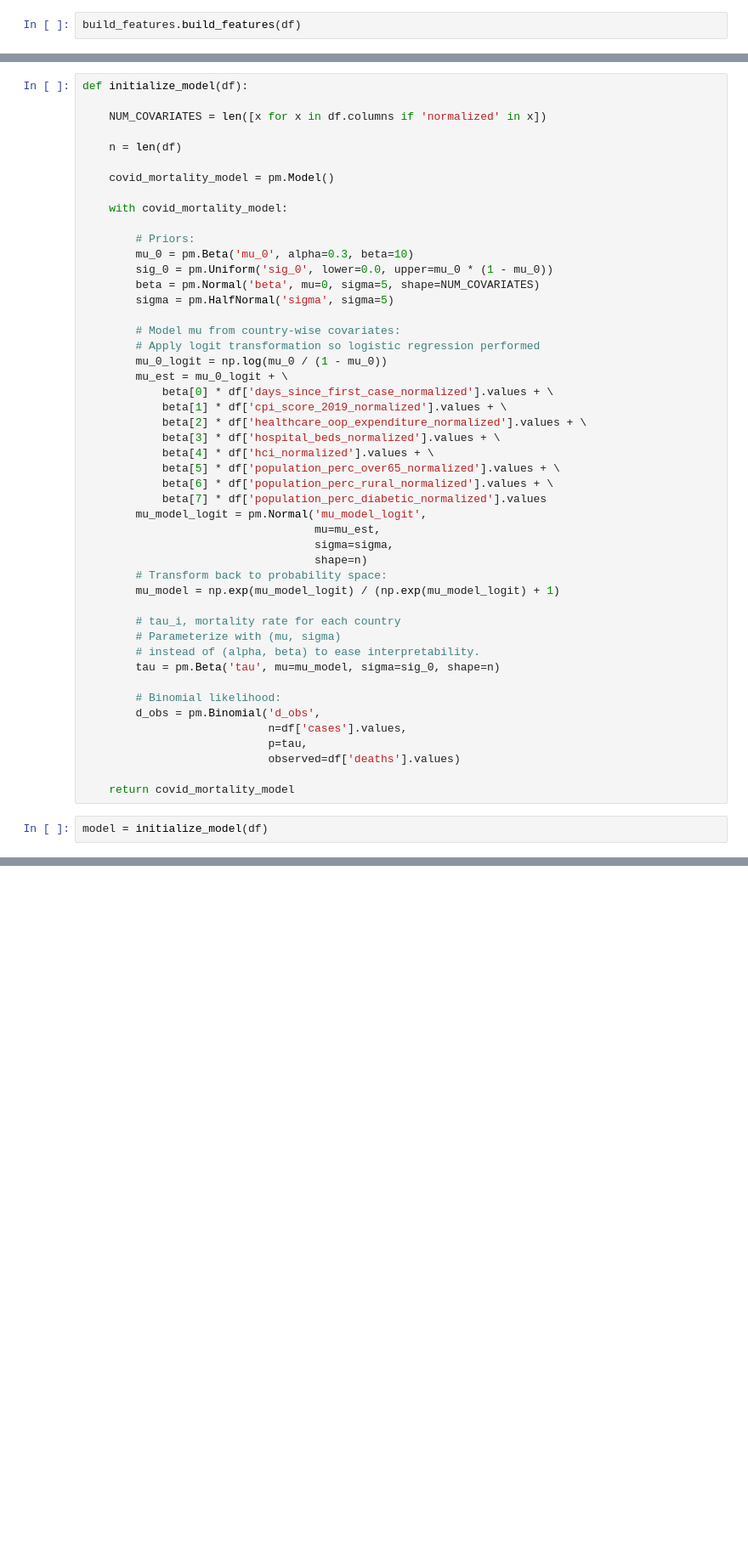
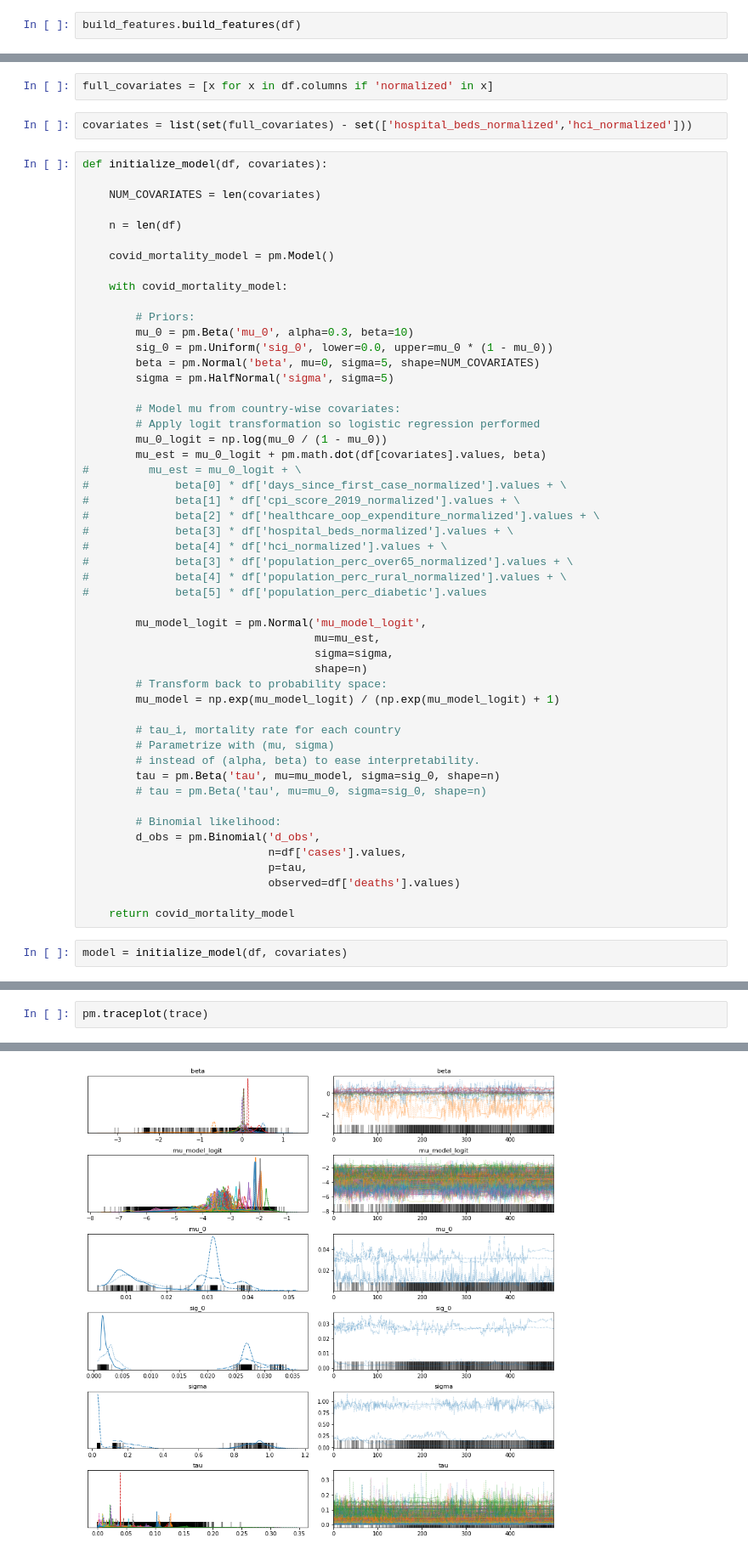
Before and after one commit to ParivedaChiFinesse/covid19-mortality-rate, a Jupyter notebook: notebooks/1.0_je_initial-model.ipynb, the cells around one changed output, grey strips where cells are left out. Shown at 85% size. Saved outputs shown, nothing was run; the diff lists cells and outputs as text; blank space fills up the shorter version.

Commit message:
Fixed model.

```diff
--- a/notebooks/1.0_je_initial-model.ipynb
+++ b/notebooks/1.0_je_initial-model.ipynb
@@ -46,7 +48,11 @@ df
+# %%
+full_covariates = [x for x in df.columns if 'normalized' in x]
+# %%
+covariates = list(set(full_covariates) - set(['hospital_beds_normalized','hci_normalized']))
 # %%
-def initialize_model(df):
+def initialize_model(df, covariates):
 
-    NUM_COVARIATES = len([x for x in df.columns if 'normalized' in x])
+    NUM_COVARIATES = len(covariates)
 
     n = len(df)
 
@@ -63,15 +69,17 @@ def initialize_model(df):
         # Model mu from country-wise covariates:
         # Apply logit transformation so logistic regression performed
         mu_0_logit = np.log(mu_0 / (1 - mu_0))
-        mu_est = mu_0_logit + \
-            beta[0] * df['days_since_first_case_normalized'].values + \
-            beta[1] * df['cpi_score_2019_normalized'].values + \
-            beta[2] * df['healthcare_oop_expenditure_normalized'].values + \
-            beta[3] * df['hospital_beds_normalized'].values + \
-            beta[4] * df['hci_normalized'].values + \
-            beta[5] * df['population_perc_over65_normalized'].values + \
-            beta[6] * df['population_perc_rural_normalized'].values + \
-            beta[7] * df['population_perc_diabetic_normalized'].values
+        mu_est = mu_0_logit + pm.math.dot(df[covariates].values, beta)
+#         mu_est = mu_0_logit + \
+#             beta[0] * df['days_since_first_case_normalized'].values + \
+#             beta[1] * df['cpi_score_2019_normalized'].values + \
+#             beta[2] * df['healthcare_oop_expenditure_normalized'].values + \
+#             beta[3] * df['hospital_beds_normalized'].values + \
+#             beta[4] * df['hci_normalized'].values + \
+#             beta[3] * df['population_perc_over65_normalized'].values + \
+#             beta[4] * df['population_perc_rural_normalized'].values + \
+#             beta[5] * df['population_perc_diabetic'].values
+
         mu_model_logit = pm.Normal('mu_model_logit',
                                    mu=mu_est,
                                    sigma=sigma,
@@ -80,9 +88,10 @@ def initialize_model(df):
         mu_model = np.exp(mu_model_logit) / (np.exp(mu_model_logit) + 1)
 
         # tau_i, mortality rate for each country
-        # Parameterize with (mu, sigma)
+        # Parametrize with (mu, sigma)
         # instead of (alpha, beta) to ease interpretability.
         tau = pm.Beta('tau', mu=mu_model, sigma=sig_0, shape=n)
+        # tau = pm.Beta('tau', mu=mu_0, sigma=sig_0, shape=n)
 
         # Binomial likelihood:
         d_obs = pm.Binomial('d_obs',
@@ -92,4 +101,4 @@ def initialize_model(df):
 
     return covid_mortality_model
 # %%
-model = initialize_model(df)
+model = initialize_model(df, covariates)
@@ -101,0 +127,3 @@ NameError: name 'model' is not defined
+# %%
+pm.traceplot(trace)
+# %% [output]
@@ -101,0 +143 @@ NameError: name 'model' is not defined
+[figure, added]
```
Also changed, not shown: parts of 10 cells of this notebook, 1 other file.
